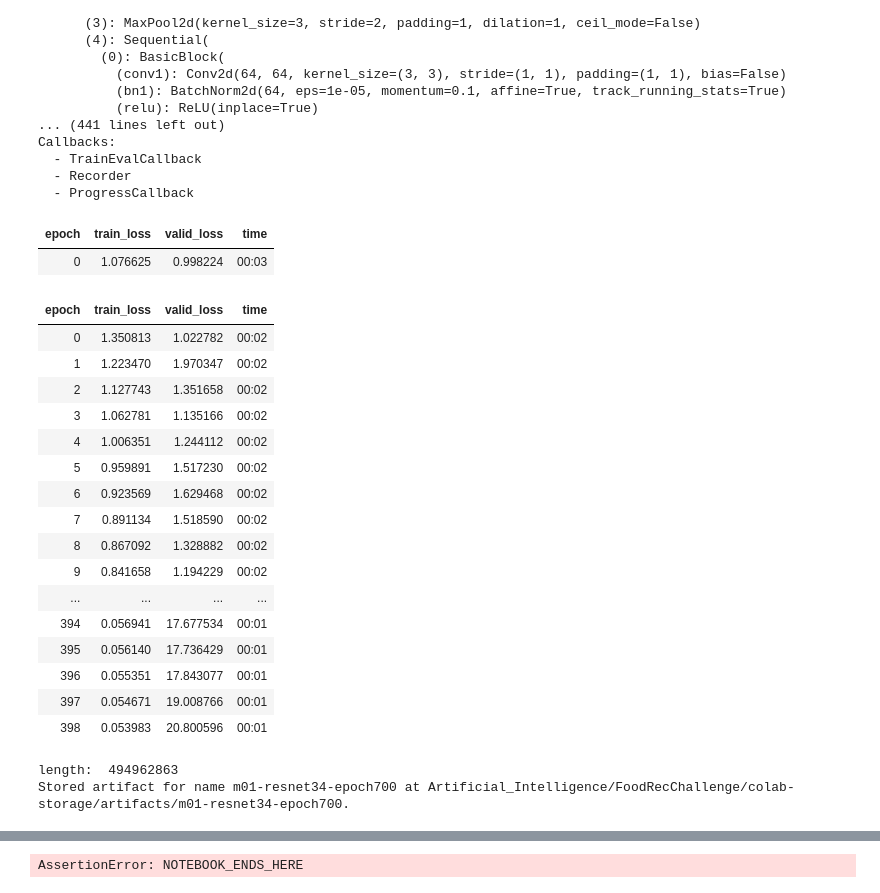
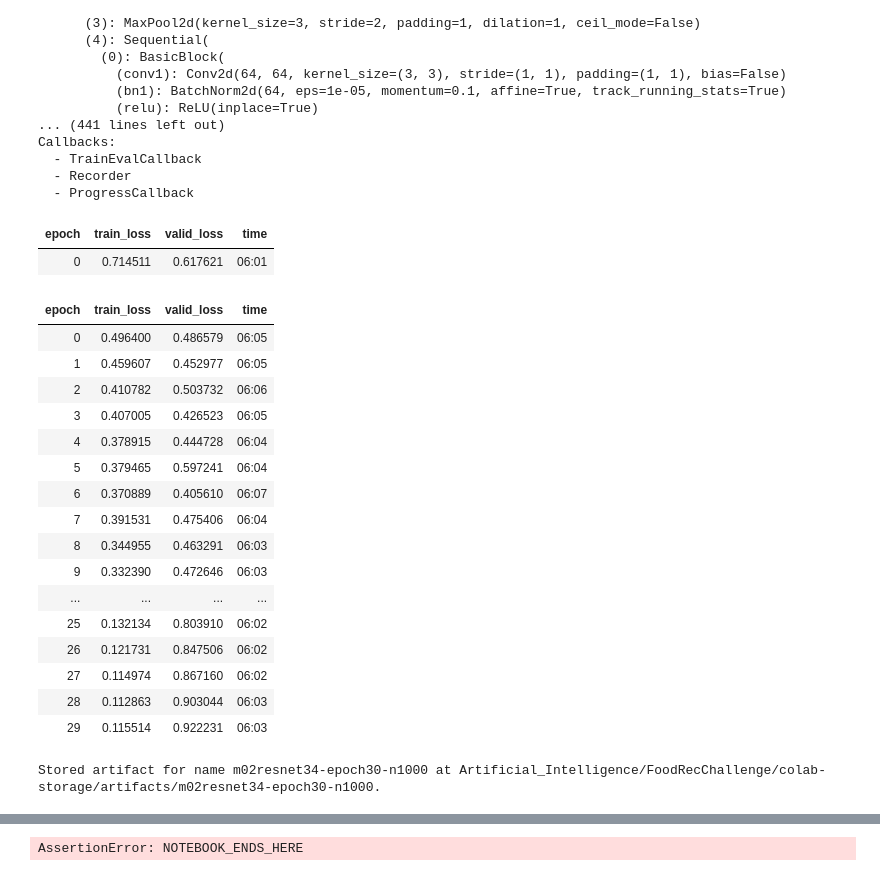
Before and after one commit to GollyTicker/Food-Recognition-Challenge, a Jupyter notebook: Starter_Kit.ipynb, the cells around one changed output, grey strips where cells are left out. Saved outputs shown, nothing was run; the diff lists cells and outputs as text; code cells hidden in the pictures.

```diff
--- a/Starter_Kit.ipynb
+++ b/Starter_Kit.ipynb
@@ -676,15 +675,17 @@ Annotation: dict_keys(['id', 'image_id', 'category_id', 'segmentation', 'area',
 # %%
 N = 1000
 choice = np.linspace(0,len(image_ids)-1,N,dtype=np.int16)
-# tiny_train_imids = [image_ids[ci] for ci in choice]
-tiny_train_imids, N = [12886,22949,49145,54634], 4
+tiny_train_imids = [image_ids[ci] for ci in choice]
+# tiny_train_imids, N = [12886,22949,49145,54634], 4
 assert len(tiny_train_imids) == N
 
-import shutil
 # create currently trained on dataset
 for imid in tiny_train_imids:
   im = coco.loadImgs(imid)[0]
   shutil.copy(Paths.TRAIN_IMAGES_DIR/im['file_name'], Paths.CURR_IMAGES_DIR/im['file_name'])
 
+shutil.copy(Paths.TRAIN_ANNOTATIONS, Paths.CURR_ANNOTATIONS)
 
-shutil.copy(Paths.TRAIN_ANNOTATIONS, Paths.CURR_ANNOTATIONS)
+
+testN = len(os.listdir(Paths.CURR_IMAGES_DIR))
+assert testN == N, f"Expected {N} images in current training folder. But found {testN}. Please ensure, that you don't have cached images"
@@ -1054,7 +1073,7 @@ resize_args = (IM_SZ, fastbook.ResizeMethod.Crop)
 
 fnames = get_image_files(Paths.CURR_IMAGES_DIR)
 
-BATCH_SZ = min(N // 2, 10) # NOTE. Batch size is small due to small initial training dataset
+BATCH_SZ = min(N // 2, 5) # NOTE. Batch size is small due to small initial training dataset
 dls = MultiLabelSegmentationDataLoaders.from_label_func(
   Paths.CURR_DATA_DIR, bs=BATCH_SZ, fnames = fnames,
   label_func = lambda o: resize_mseg(load_multi_segmentation(Paths.CURR_MULTI_SEG_DIR/f"{int(o.stem)}.npz")),
@@ -1180,58 +1199,61 @@ FORCE_TRAIN=False
 
 m00 = "m00-resnet34-epoch5"
 m01 = "m01-resnet34-epoch700"
+m02 = "m02resnet34-epoch30-n1000"
 mcurr = "current" # only for temporary uage. not stored in storage
 
-modelToTrain = m01
+modelToTrain = m02
 
 if modelToTrain in storage_list_artifacts() and not FORCE_TRAIN and modelToTrain != mcurr:
   storage_retrieve_artifact_by_name(modelToTrain)
   learn = learn.load(modelToTrain)
 else:
   if modelToTrain == mcurr:
     learn.fine_tune(2)
 
   elif modelToTrain == m00:
     learn.fine_tune(5)
     learn.save(modelToTrain)
 
   elif modelToTrain == m01:
     learn.fine_tune(700)
 
+  elif modelToTrain == m02:
+    learn.fine_tune(30)
+
   else:
     # learn.show_training_loop()
     # learn.fine_tune(10)
     # learn.fit_one_cycle(5)
 
     # learn.show_results()
     # todo. cannot show tensor multi-segmentation mask. need to define custom class for that
     raise NotImplementedError
 
   learn.save(modelToTrain)
   if modelToTrain != mcurr:
     storage_store_artifact_by_name(Path("curr") / "models" / (modelToTrain + ".pth"), modelToTrain, force=True)
 # %% [output]
 | epoch | train_loss | valid_loss | time |
-| 0 | 1.076625 | 0.998224 | 00:03 |
+| 0 | 0.714511 | 0.617621 | 06:01 |
 | epoch | train_loss | valid_loss | time |
-| 0 | 1.350813 | 1.022782 | 00:02 |
-| 1 | 1.223470 | 1.970347 | 00:02 |
-| 2 | 1.127743 | 1.351658 | 00:02 |
-| 3 | 1.062781 | 1.135166 | 00:02 |
-| 4 | 1.006351 | 1.244112 | 00:02 |
-| 5 | 0.959891 | 1.517230 | 00:02 |
-| 6 | 0.923569 | 1.629468 | 00:02 |
-| 7 | 0.891134 | 1.518590 | 00:02 |
-| 8 | 0.867092 | 1.328882 | 00:02 |
-| 9 | 0.841658 | 1.194229 | 00:02 |
+| 0 | 0.496400 | 0.486579 | 06:05 |
+| 1 | 0.459607 | 0.452977 | 06:05 |
+| 2 | 0.410782 | 0.503732 | 06:06 |
+| 3 | 0.407005 | 0.426523 | 06:05 |
+| 4 | 0.378915 | 0.444728 | 06:04 |
+| 5 | 0.379465 | 0.597241 | 06:04 |
+| 6 | 0.370889 | 0.405610 | 06:07 |
+| 7 | 0.391531 | 0.475406 | 06:04 |
+| 8 | 0.344955 | 0.463291 | 06:03 |
+| 9 | 0.332390 | 0.472646 | 06:03 |
 | ... | ... | ... | ... |
-| 394 | 0.056941 | 17.677534 | 00:01 |
-| 395 | 0.056140 | 17.736429 | 00:01 |
-| 396 | 0.055351 | 17.843077 | 00:01 |
-| 397 | 0.054671 | 19.008766 | 00:01 |
-| 398 | 0.053983 | 20.800596 | 00:01 |
+| 25 | 0.132134 | 0.803910 | 06:02 |
+| 26 | 0.121731 | 0.847506 | 06:02 |
+| 27 | 0.114974 | 0.867160 | 06:02 |
+| 28 | 0.112863 | 0.903044 | 06:03 |
+| 29 | 0.115514 | 0.922231 | 06:03 |
-length:  494962863
-Stored artifact for name m01-resnet34-epoch700 at Artificial_Intelligence/FoodRecChallenge/colab-storage/artifacts/m01-resnet34-epoch700.
+Stored artifact for name m02resnet34-epoch30-n1000 at Artificial_Intelligence/FoodRecChallenge/colab-storage/artifacts/m02resnet34-epoch30-n1000.
 # %%
 storage_list_artifacts()
 # %% [output]
```
Also changed, not shown: parts of 16 cells of this notebook.
